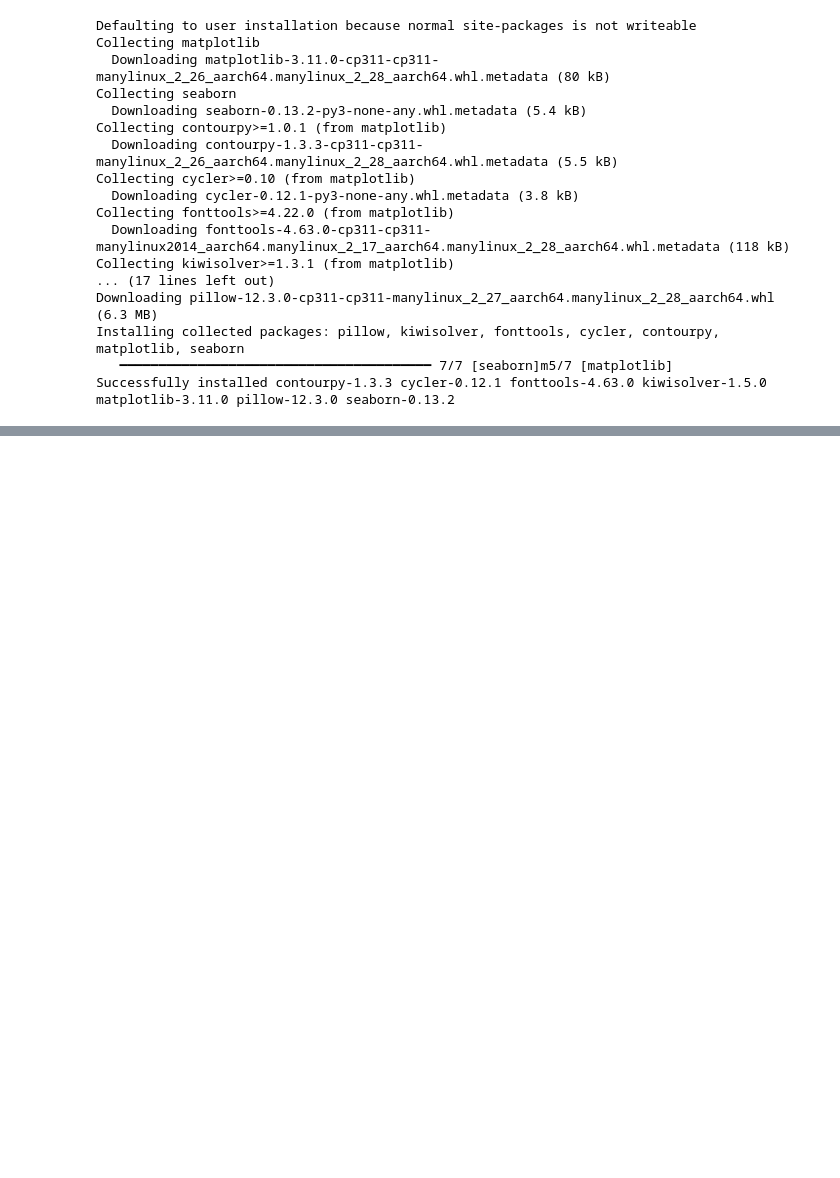
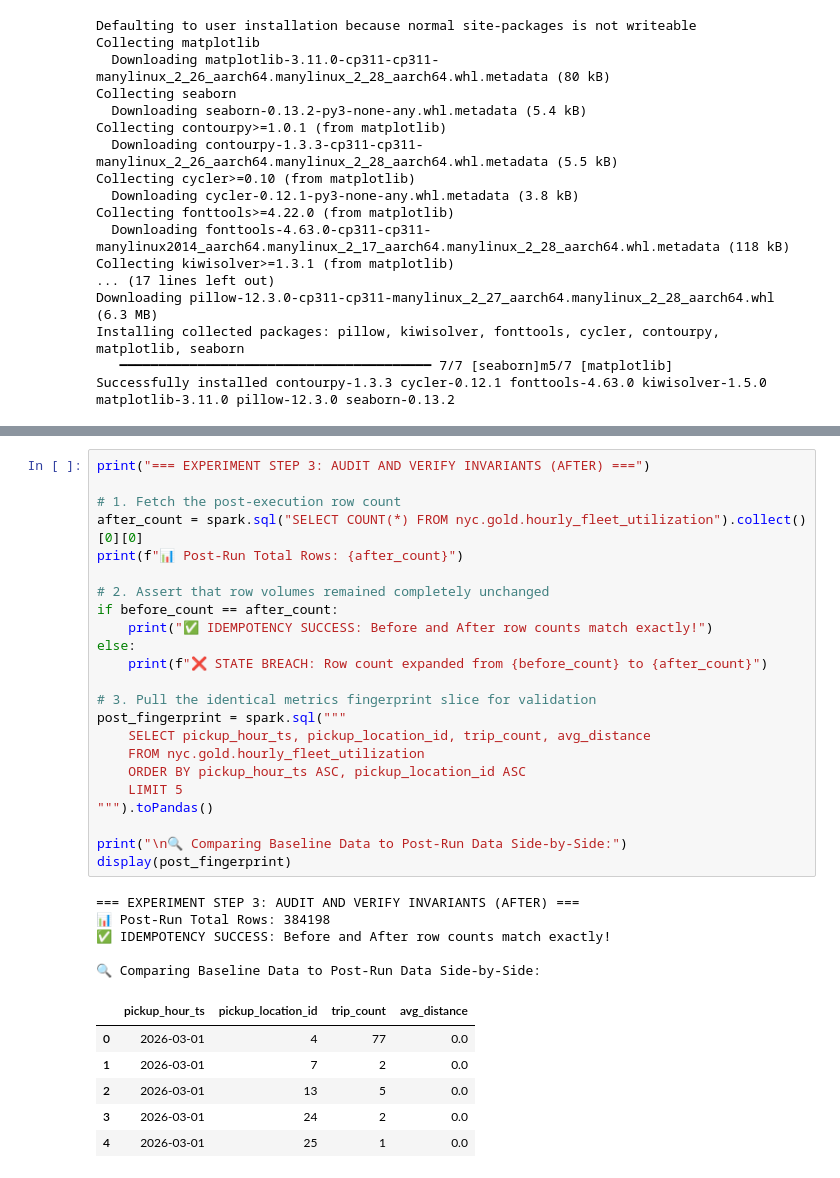
Before and after one commit to pankhudiO7/Taxi-Pipeline-Data, a Jupyter notebook: notebooks/download_verification.ipynb, the cells around one changed output, grey strips where cells are left out. Drawn from its saved outputs; the diff is of its cells as text; blank space fills up the shorter version.

```diff
--- a/notebooks/download_verification.ipynb
+++ b/notebooks/download_verification.ipynb
@@ -329,0 +451,35 @@ plt.show()
+# %%
+print("=== EXPERIMENT STEP 3: AUDIT AND VERIFY INVARIANTS (AFTER) ===")
+
+# 1. Fetch the post-execution row count
+after_count = spark.sql("SELECT COUNT(*) FROM nyc.gold.hourly_fleet_utilization").collect()[0][0]
+print(f"📊 Post-Run Total Rows: {after_count}")
+
+# 2. Assert that row volumes remained completely unchanged
+if before_count == after_count:
+    print("✅ IDEMPOTENCY SUCCESS: Before and After row counts match exactly!")
+else:
+    print(f"❌ STATE BREACH: Row count expanded from {before_count} to {after_count}")
+
+# 3. Pull the identical metrics fingerprint slice for validation
+post_fingerprint = spark.sql("""
+    SELECT pickup_hour_ts, pickup_location_id, trip_count, avg_distance
+    FROM nyc.gold.hourly_fleet_utilization
+    ORDER BY pickup_hour_ts ASC, pickup_location_id ASC
+    LIMIT 5
+""").toPandas()
+
+print("\n🔍 Comparing Baseline Data to Post-Run Data Side-by-Side:")
+display(post_fingerprint)
+# %% [output]
+=== EXPERIMENT STEP 3: AUDIT AND VERIFY INVARIANTS (AFTER) ===
+📊 Post-Run Total Rows: 384198
+✅ IDEMPOTENCY SUCCESS: Before and After row counts match exactly!
+
+🔍 Comparing Baseline Data to Post-Run Data Side-by-Side:
+|  | pickup_hour_ts | pickup_location_id | trip_count | avg_distance |
+| 0 | 2026-03-01 | 4 | 77 | 0.0 |
+| 1 | 2026-03-01 | 7 | 2 | 0.0 |
+| 2 | 2026-03-01 | 13 | 5 | 0.0 |
+| 3 | 2026-03-01 | 24 | 2 | 0.0 |
+| 4 | 2026-03-01 | 25 | 1 | 0.0 |
```
Also changed, not shown: parts of 7 cells of this notebook.
